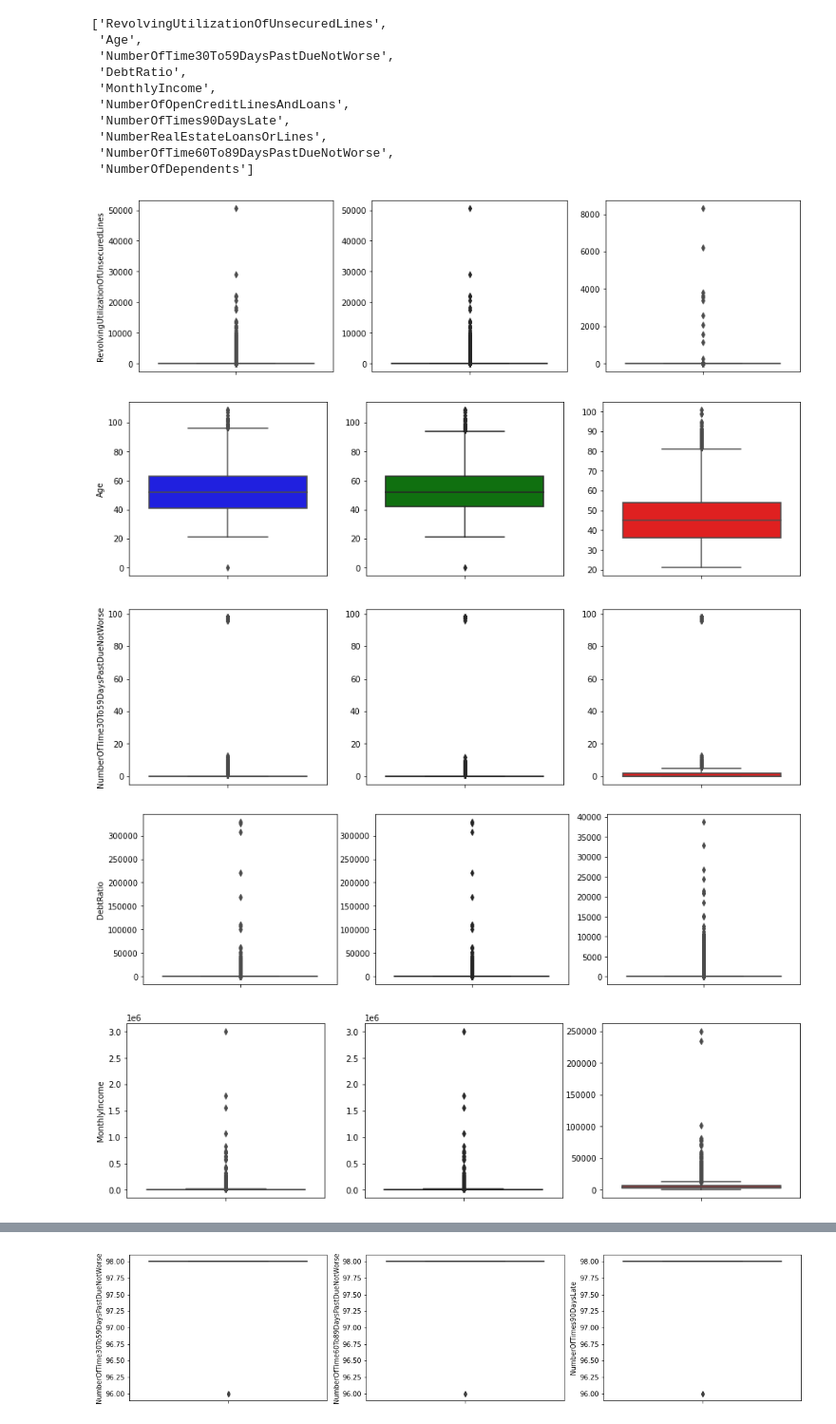
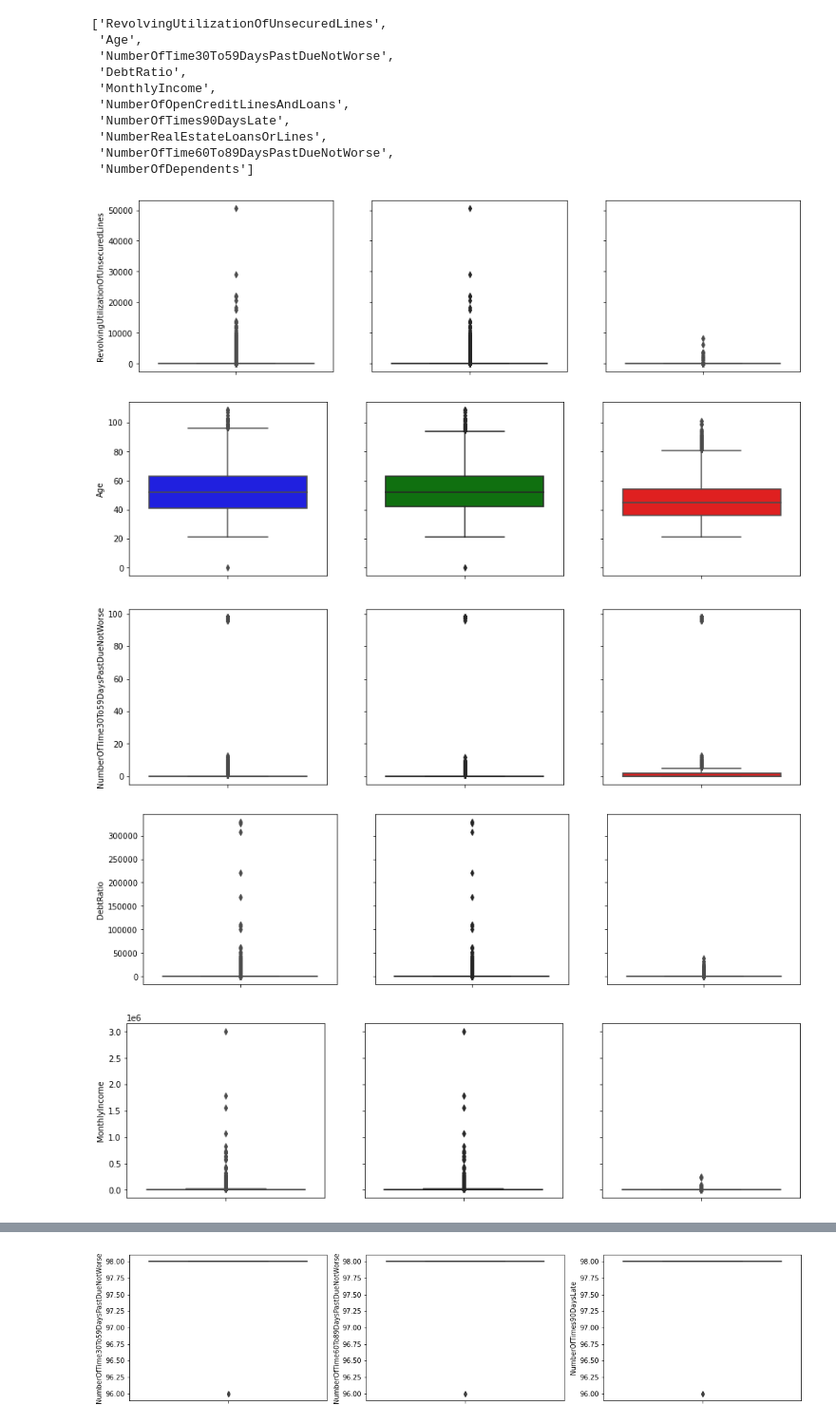
Before and after one commit to muqtafiakhmad/analysis-loan, a Jupyter notebook: profile.ipynb, the cells around one changed output, grey strips where cells are left out. Shown at 95% size. Drawn from its saved outputs; the diff is of its cells as text; code cells hidden in the pictures.

```diff
--- a/profile.ipynb
+++ b/profile.ipynb
@@ -31,7 +31,7 @@ dataset.head()
 | 3 | 4 | 0 | 0.233810 | 30.0 | 0 | 0.036050 | ... |
 | 4 | 5 | 0 | 0.907239 | 49.0 | 1 | 0.024926 | ... |
 # %%
-dataset['Label'] = dataset.apply(lambda row: 'no_issue' if row['SeriousDlqin2yrs'] == 0 else 'fail', axis=1)
+dataset['Label'] = dataset.apply(lambda row: 'no' if row['SeriousDlqin2yrs'] == 0 else 'yes', axis=1)
 # %%
 bylabel = {}
 
@@ -44,8 +44,8 @@ no_issue  size  (139974, 14)
 # %%
 drawcolors = {
     'all':'blue',
-    'no_issue':'green',
-    'fail':'red'
+    'no':'green',
+    'yes':'red'
 }
 
 drawcolors
@@ -223,26 +231,26 @@ features
  'NumberOfDependents']
 # %%
 # draw boxplots
-# all vs no_issue vs fail
+# all vs "no" vs "yes"
 # 'curious' outliers
 #   NumberOfTime30To59DaysPastDueNotWorse
 #   NumberOfTimes90DaysLate
 #   NumberOfTime60To89DaysPastDueNotWorse
 
 for feature in features:
-    fig, axs = plt.subplots(1, 3, figsize=(15,4))
+    fig, axs = plt.subplots(1, 3, figsize=(15,4), sharey=True)
 
     sns.boxplot(y=dataset[feature], ax=axs[0], color=drawcolors['all'])
-    sns.boxplot(y=bylabel['no_issue'][feature], ax=axs[1], color=drawcolors['no_issue'])
-    sns.boxplot(y=bylabel['fail'][feature], ax=axs[2], color=drawcolors['fail'])
+    sns.boxplot(y=bylabel['no'][feature], ax=axs[1], color=drawcolors['no'])
+    sns.boxplot(y=bylabel['yes'][feature], ax=axs[2], color=drawcolors['yes'])
 
     axs[1].set_ylabel(None)
     axs[2].set_ylabel(None)
 
     plt.show()
 # %% [output]
-[figure, old version]
+[figure, new version]
-[figure, old version]
+[figure, new version]
-[figure, old version]
+[figure, new version]
-[figure, old version]
+[figure, new version]
-[figure, old version]
+[figure, new version]
```
Also changed, not shown: parts of 28 cells of this notebook.
